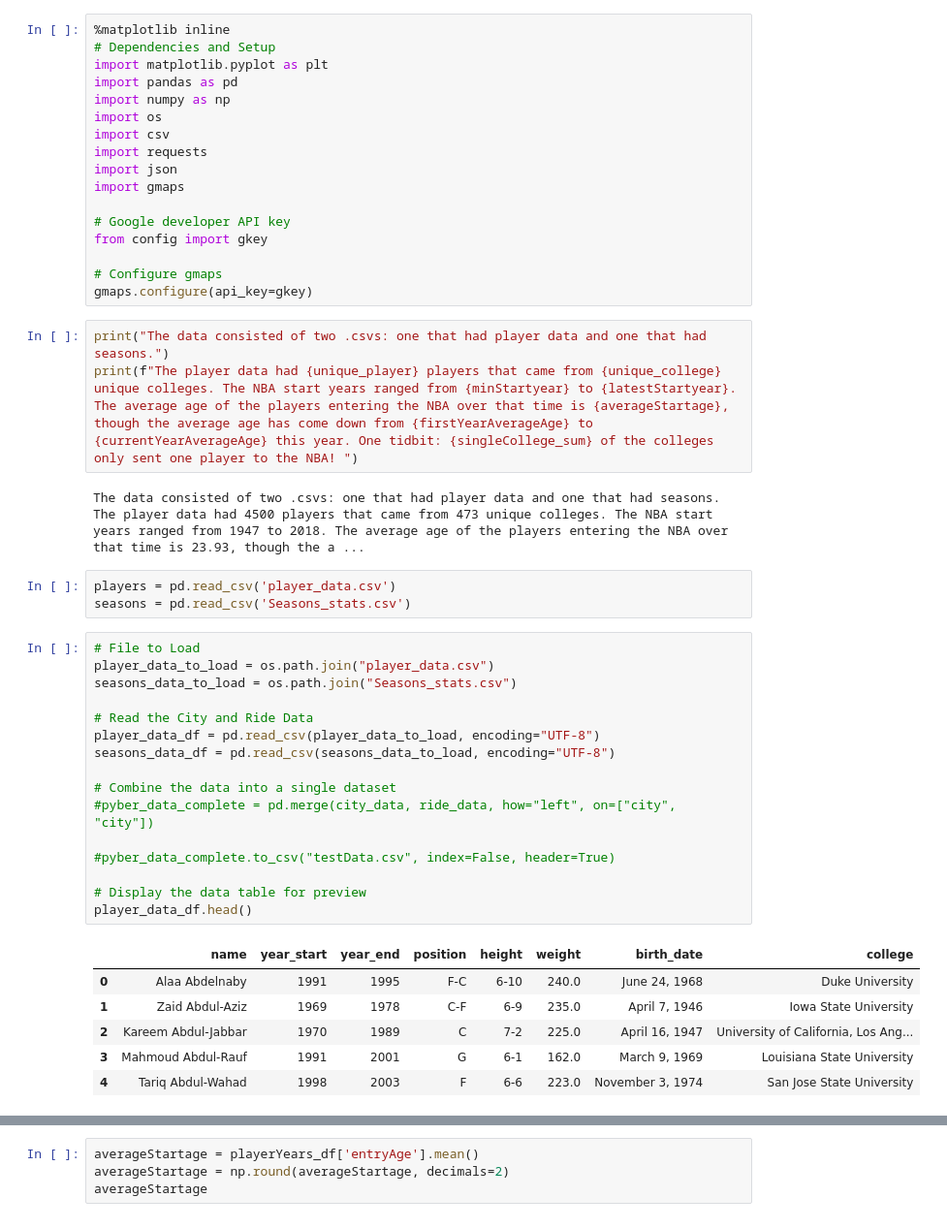
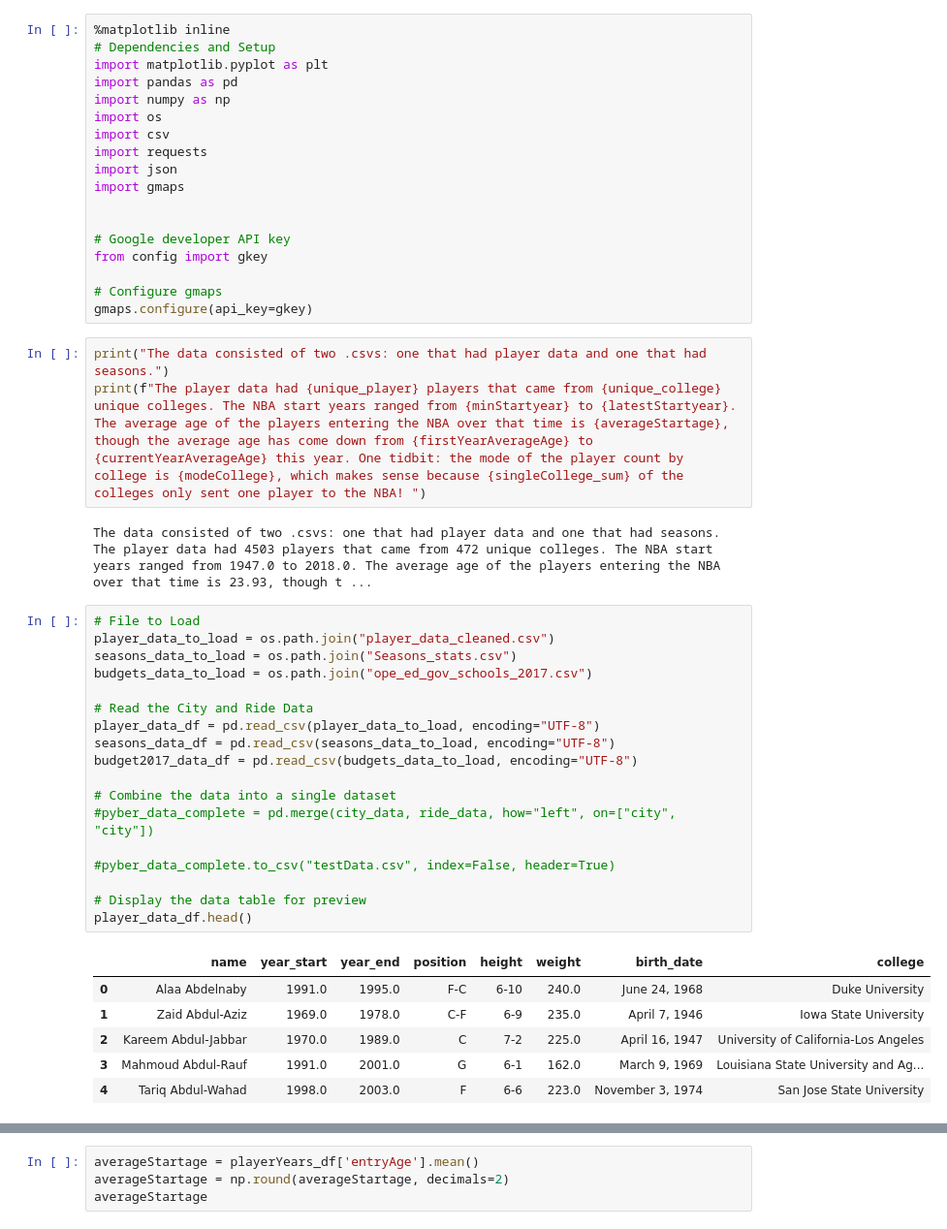
Before and after one commit to reedkm/project_one, a Jupyter notebook: player_heatmap.ipynb, the cells around one changed output, grey strips where cells are left out. Shown: that part at 97% size. Saved outputs shown, nothing was run; the diff lists cells and outputs as text.

```diff
--- a/player_heatmap.ipynb
+++ b/player_heatmap.ipynb
@@ -10,6 +10,7 @@ import requests
 import json
 import gmaps
 
+
 # Google developer API key
 from config import gkey
 
@@ -17,33 +18,32 @@ from config import gkey
 gmaps.configure(api_key=gkey)
 # %%
 print("The data consisted of two .csvs: one that had player data and one that had seasons.")
-print(f"The player data had {unique_player} players that came from {unique_college} unique colleges. The NBA start years ranged from {minStartyear} to {latestStartyear}. The average age of the players entering the NBA over that time is {averageStartage}, though the average age has come down from {firstYearAverageAge} to {currentYearAverageAge} this year. One tidbit: {singleCollege_sum} of the colleges only sent one player to the NBA! ")
+print(f"The player data had {unique_player} players that came from {unique_college} unique colleges. The NBA start years ranged from {minStartyear} to {latestStartyear}. The average age of the players entering the NBA over that time is {averageStartage}, though the average age has come down from {firstYearAverageAge} to {currentYearAverageAge} this year. One tidbit: the mode of the player count by college is {modeCollege}, which makes sense because {singleCollege_sum} of the colleges only sent one player to the NBA! ")
 # %% [output]
 The data consisted of two .csvs: one that had player data and one that had seasons.
-The player data had 4500 players that came from 473 unique colleges. The NBA start years ranged from 1947 to 2018. The average age of the players entering the NBA over that time is 23.93, though the a ...
+The player data had 4503 players that came from 472 unique colleges. The NBA start years ranged from 1947.0 to 2018.0. The average age of the players entering the NBA over that time is 23.93, though t ...
-# %%
-players = pd.read_csv('player_data.csv')
-seasons = pd.read_csv('Seasons_stats.csv')
 # %%
 # File to Load
-player_data_to_load = os.path.join("player_data.csv")
+player_data_to_load = os.path.join("player_data_cleaned.csv")
 seasons_data_to_load = os.path.join("Seasons_stats.csv")
+budgets_data_to_load = os.path.join("ope_ed_gov_schools_2017.csv")
 
 # Read the City and Ride Data
 player_data_df = pd.read_csv(player_data_to_load, encoding="UTF-8")
 seasons_data_df = pd.read_csv(seasons_data_to_load, encoding="UTF-8")
+budget2017_data_df = pd.read_csv(budgets_data_to_load, encoding="UTF-8")
 
 # Combine the data into a single dataset
 #pyber_data_complete = pd.merge(city_data, ride_data, how="left", on=["city", "city"])
 
 #pyber_data_complete.to_csv("testData.csv", index=False, header=True)
 
 # Display the data table for preview
 player_data_df.head()
 # %% [output]
 |  | name | year_start | year_end | position | height | weight | birth_date | college |
-| 0 | Alaa Abdelnaby | 1991 | 1995 | F-C | 6-10 | 240.0 | June 24, 1968 | Duke University |
-| 1 | Zaid Abdul-Aziz | 1969 | 1978 | C-F | 6-9 | 235.0 | April 7, 1946 | Iowa State University |
-| 2 | Kareem Abdul-Jabbar | 1970 | 1989 | C | 7-2 | 225.0 | April 16, 1947 | University of California, Los Ang... |
-| 3 | Mahmoud Abdul-Rauf | 1991 | 2001 | G | 6-1 | 162.0 | March 9, 1969 | Louisiana State University |
-| 4 | Tariq Abdul-Wahad | 1998 | 2003 | F | 6-6 | 223.0 | November 3, 1974 | San Jose State University |
+| 0 | Alaa Abdelnaby | 1991.0 | 1995.0 | F-C | 6-10 | 240.0 | June 24, 1968 | Duke University |
+| 1 | Zaid Abdul-Aziz | 1969.0 | 1978.0 | C-F | 6-9 | 235.0 | April 7, 1946 | Iowa State University |
+| 2 | Kareem Abdul-Jabbar | 1970.0 | 1989.0 | C | 7-2 | 225.0 | April 16, 1947 | University of California-Los Angeles |
+| 3 | Mahmoud Abdul-Rauf | 1991.0 | 2001.0 | G | 6-1 | 162.0 | March 9, 1969 | Louisiana State University and Ag... |
+| 4 | Tariq Abdul-Wahad | 1998.0 | 2003.0 | F | 6-6 | 223.0 | November 3, 1974 | San Jose State University |
```
Also changed, not shown: parts of 25 cells of this notebook.
